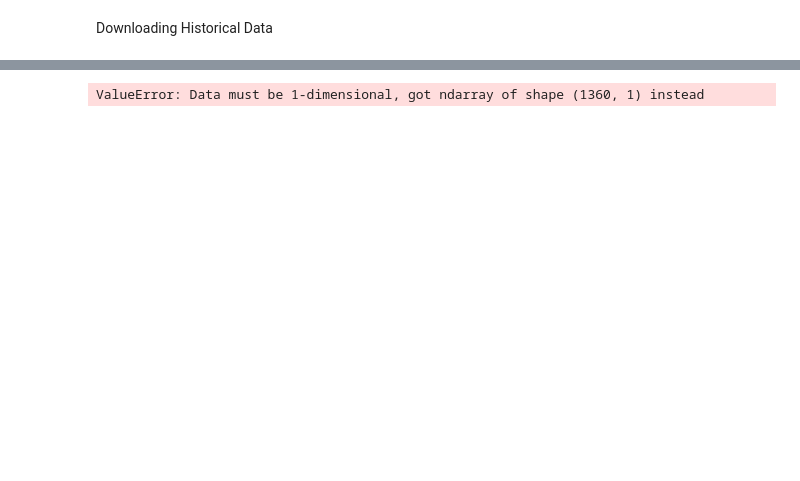
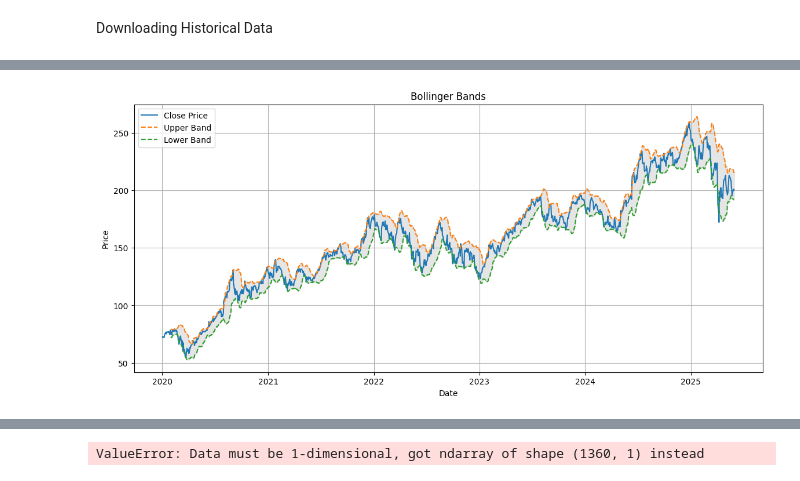
Before and after one commit to thehankerer/quant_indicators, a Jupyter notebook: quant_indicators.ipynb, the cells around one changed output, grey strips where cells are left out. Saved outputs shown, nothing was run; the diff lists cells and outputs as text; code cells hidden in the pictures; blank space fills up the shorter version.

```diff
--- a/quant_indicators.ipynb
+++ b/quant_indicators.ipynb
@@ -28,0 +109,14 @@ Downloading Historical Data
+# %%
+plt.figure(figsize=(14, 6))
+plt.plot(df['Close'], label='Close Price', linewidth=1.5)
+plt.plot(df['BB_upper'], label='Upper Band', linestyle='--')
+plt.plot(df['BB_lower'], label='Lower Band', linestyle='--')
+plt.fill_between(df.index, df['BB_lower'], df['BB_upper'], color='gray', alpha=0.2)
+plt.title('Bollinger Bands')
+plt.xlabel('Date')
+plt.ylabel('Price')
+plt.legend()
+plt.grid(True)
+plt.show()
+# %% [output]
+[figure, added]
```
Also changed, not shown: parts of 12 cells of this notebook.
